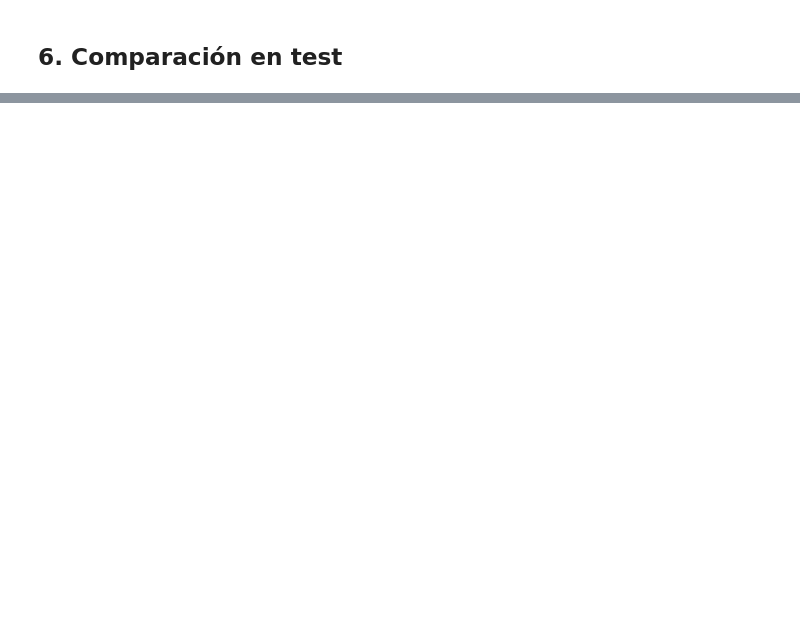
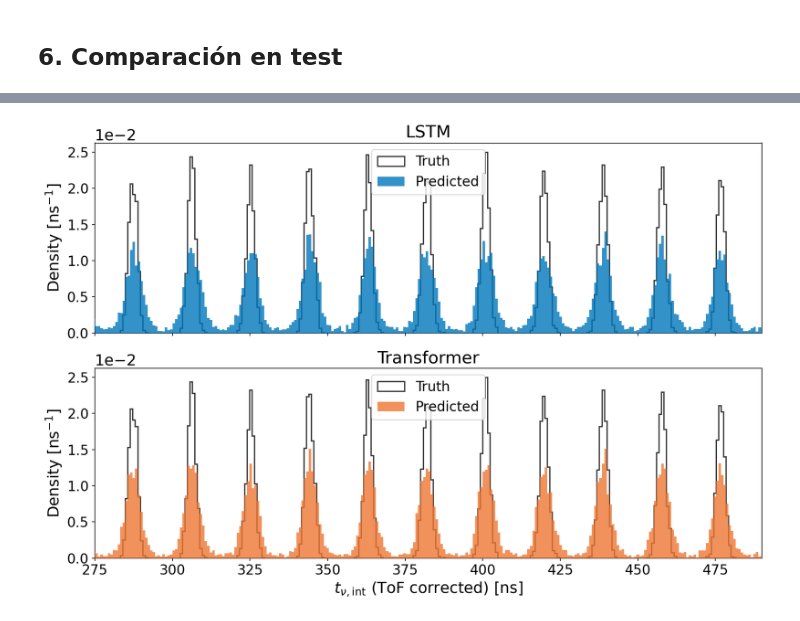
Before and after one commit to SBNSoftware/sbndcode, a Jupyter notebook: sbndcode/NuIntNNOpReco/2-cnn-training-notebooks/TimeCoord_Training.ipynb, the cells around one changed output, grey strips where cells are left out. Saved outputs shown, nothing was run; the diff lists cells and outputs as text; code cells hidden in the pictures; blank space fills up the shorter version.

```diff
--- a/sbndcode/NuIntNNOpReco/2-cnn-training-notebooks/TimeCoord_Training.ipynb
+++ b/sbndcode/NuIntNNOpReco/2-cnn-training-notebooks/TimeCoord_Training.ipynb
@@ -56,7 +69,7 @@ C_LIGHT_CM_NS = 29.9792458  # cm/ns — ToF correction: nuvZ/c
 # Split 70 / 15 / 15  (train / val / test)
 # ─────────────────────────────────────────────────────────────────────────────
 
-ROOT_FILE = '/exp/sbnd/data/users/svidales/AI_nuvT_project_support/AA_FinalPlots/training_data_def_v1603.root'
+ROOT_FILE = '/exp/sbnd/data/users/svidales/AI_nuvT_project_support/AA_FinalPlots/AA_MC_samples/FallProd/FallProd_complete_dataset_v1603.root'
 SEED      = 42
 
 import time as _t
@@ -282,6 +330,6 @@ _m = make_transformer_model(); _m(X_tof_tr[:2]); _m.summary()
 # %%
 class ExpWeightedPool(keras.layers.Layer):
-    """Pooling exponencial ponderado: da más peso a los ophits más tempranos."""
+    """Exponential weighted pooling: assigns higher weight to earlier ophits."""
     def call(self, inputs):
         lstm_out, inp = inputs
         pm     = tf.cast(tf.not_equal(inp[:, :, 0], PAD_VALUE), tf.float32)
@@ -303,10 +351,11 @@ def make_lstm_model():
     lstm_out = keras.layers.LSTM(128, return_sequences=True, use_cudnn=False)(x)
     pooled   = ExpWeightedPool()([lstm_out, inp])
     x        = Dense(64, activation='relu')(pooled)
-    out      = keras.layers.Flatten()(Dense(1)(x))
+    out      = Dense(1)(x)
     m = keras.Model(inp, out)
     m.compile(optimizer=keras.optimizers.Adam(learning_rate=1e-3),
-              loss=keras.losses.Huber(delta=0.05), metrics=['mae'])
+              loss=keras.losses.Huber(delta=0.01),  # threshold ~15 ns in scaled space, just below RF period (18.936 ns)
+              metrics=['mae'])
     return m
 
 _m2 = make_lstm_model(); _m2(X_tof_tr[:2]); _m2.summary()
@@ -677,35 +871,35 @@ plt.show()
 # %%
 RF_PERIOD_NS = 18.936
 
 zoom_min, zoom_max = 275, 490
 hist_min, hist_max = 260, 500   # wider range to avoid edge cuts
 
 t0 = zoom_min + (RF_PERIOD_NS - (zoom_min % RF_PERIOD_NS))
 bunch_lines = np.arange(t0, zoom_max, RF_PERIOD_NS)
 
-fig, axes = plt.subplots(1, 2, figsize=(18, 6))
+fig, axes = plt.subplots(2, 1, figsize=(12, 8), sharex=True, sharey=True)
 
 for col, (name, pred_ns) in enumerate([('LSTM', pred_lstm_ns), ('Transformer', pred_tof_ns)]):
     color = COLORS[name]
     ax    = axes[col]
 
     ax.hist(truth_ns, bins=300, range=(hist_min, hist_max),
-            histtype='step', color=C_SECONDARY, lw=2.0, label='Truth', zorder=2)
+            histtype='step', color='#333333',alpha=0.99, lw=1.5, label='Truth', zorder=2, density=True)
     ax.hist(pred_ns, bins=300, range=(hist_min, hist_max),
-            color=color, alpha=0.75, label='Predicted', zorder=3)
-
-    for t_b in bunch_lines:
-        ax.axvline(t_b, color=C_ALERT, alpha=0.25, linewidth=0.9, linestyle='--', zorder=1)
+            color=color, alpha=0.80, label='Predicted', zorder=3, density=True)
 
     ax.set_xlim(zoom_min, zoom_max)
-    ax.set_xlabel('Neutrino interaction time (ToF corrected) [ns]')
-    ax.set_ylabel('Events')
-    ax.legend()
-    ax.grid(True, linestyle='--', alpha=0.4)
-    ax.set_facecolor('whitesmoke')
+    ax.set_title(name, fontsize=20)
+    ax.set_xlabel(r'$t_{\nu,\mathrm{int}}$ (ToF corrected) [ns]' if col == 1 else '', fontsize=18)
+    ax.set_ylabel('Density [ns$^{-1}$]', fontsize=18)
+    ax.tick_params(labelsize=16)
+    ax.ticklabel_format(axis='y', style='sci', scilimits=(0, 0))
+    ax.yaxis.get_offset_text().set_fontsize(18)
+    ax.legend(fontsize=16)
 
-fig.text(0.01, 0.01, MC_LABEL, fontsize=10, style='italic', va='bottom')
 plt.tight_layout()
-plt.savefig(os.path.join(FIG_DIR, 'lstm_vs_transformer_bnb_bunches.pdf'), bbox_inches='tight')
-plt.savefig(os.path.join(FIG_DIR, 'lstm_vs_transformer_bnb_bunches.png'), dpi=SAVE_DPI, bbox_inches='tight')
+plt.savefig(os.path.join(RUN_DIR, 'lstm_vs_transformer_bnb_bunches.pdf'), bbox_inches='tight')
+plt.savefig(os.path.join(RUN_DIR, 'lstm_vs_transformer_bnb_bunches.png'), dpi=SAVE_DPI, bbox_inches='tight')
 plt.show()
+# %% [output]
+[figure, added]
```
Also changed, not shown: parts of 23 cells of this notebook, 2 other files.
